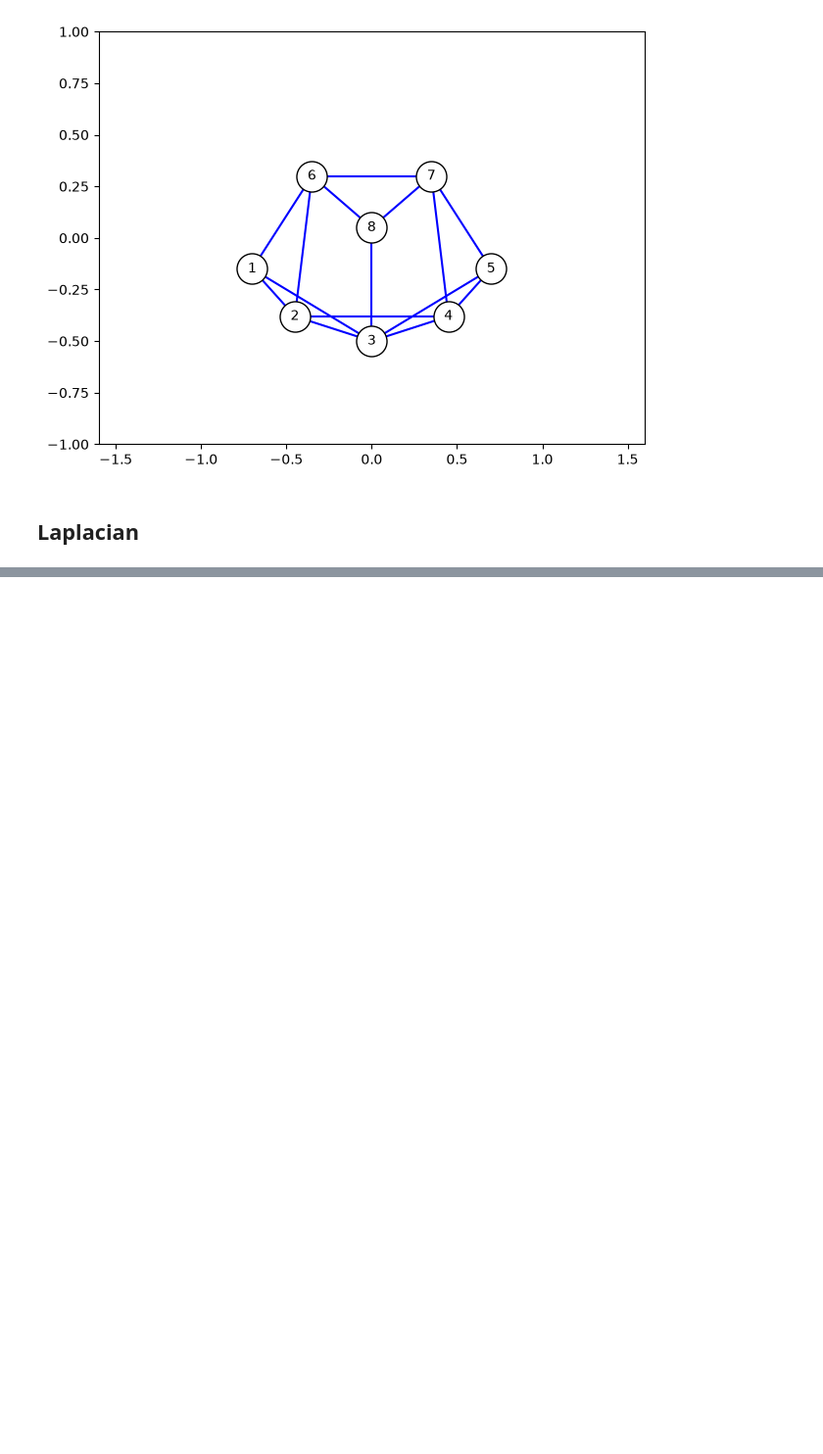
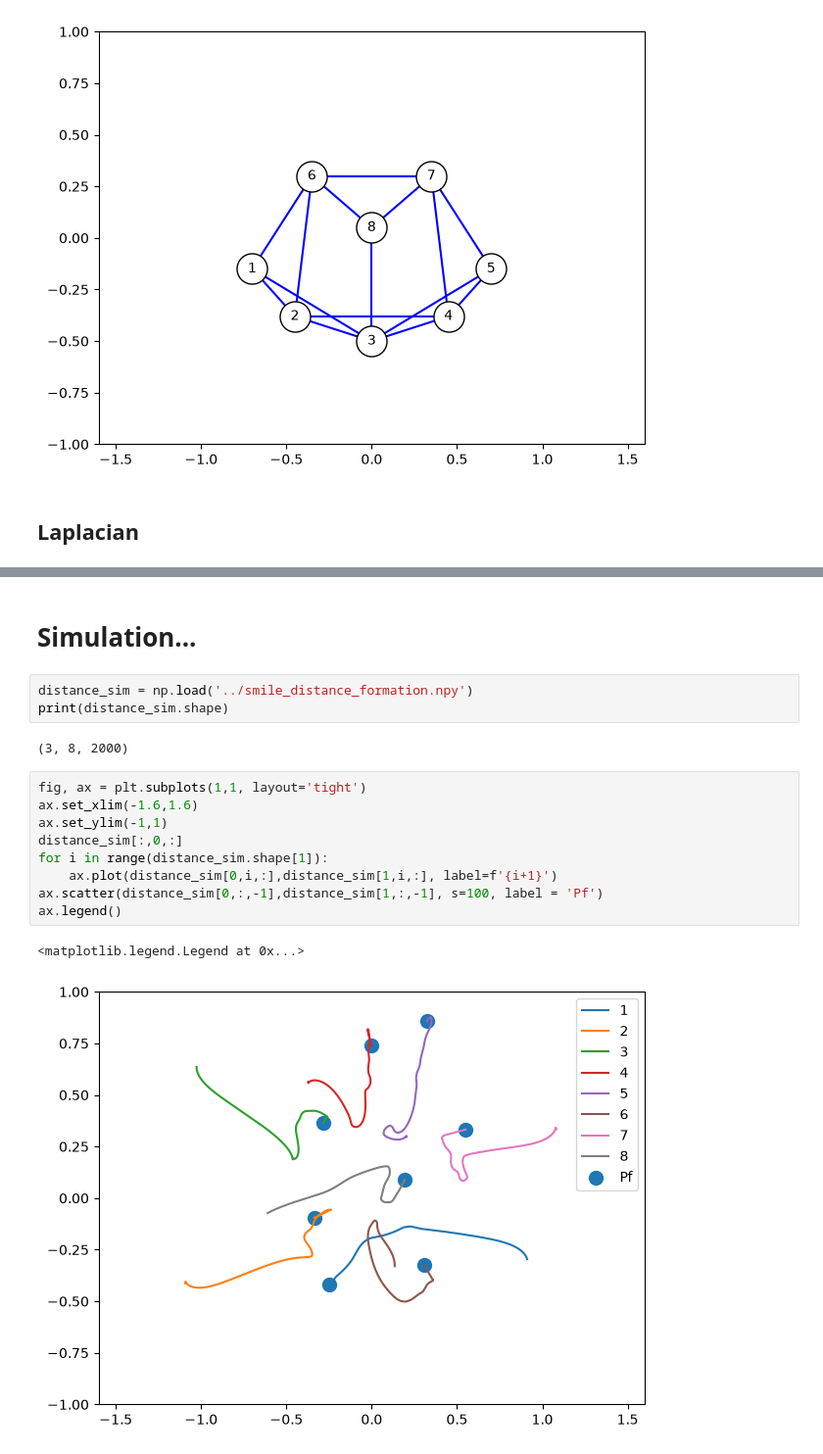
Before and after one commit to arunv54/MAE6870_hw3, a Jupyter notebook: bin/formation_a.ipynb, the cells around one changed output, grey strips where cells are left out. Shown at 98% size. Cells and saved outputs as stored; diff of their text form; blank space fills up the shorter version.

```diff
--- a/bin/formation_a.ipynb
+++ b/bin/formation_a.ipynb
@@ -123,0 +124,19 @@ print(L)
+# %% [markdown]
+# Simulation...
+# %%
+distance_sim = np.load('../smile_distance_formation.npy')
+print(distance_sim.shape)
+# %% [output]
+(3, 8, 2000)
+# %%
+fig, ax = plt.subplots(1,1, layout='tight')
+ax.set_xlim(-1.6,1.6)
+ax.set_ylim(-1,1)
+distance_sim[:,0,:]
+for i in range(distance_sim.shape[1]):
+    ax.plot(distance_sim[0,i,:],distance_sim[1,i,:], label=f'{i+1}')
+ax.scatter(distance_sim[0,:,-1],distance_sim[1,:,-1], s=100, label = 'Pf')
+ax.legend()
+# %% [output]
+<matplotlib.legend.Legend at 0x...>
+[figure, added]
```
Also changed, not shown: parts of 2 cells of this notebook, 2 other files.
